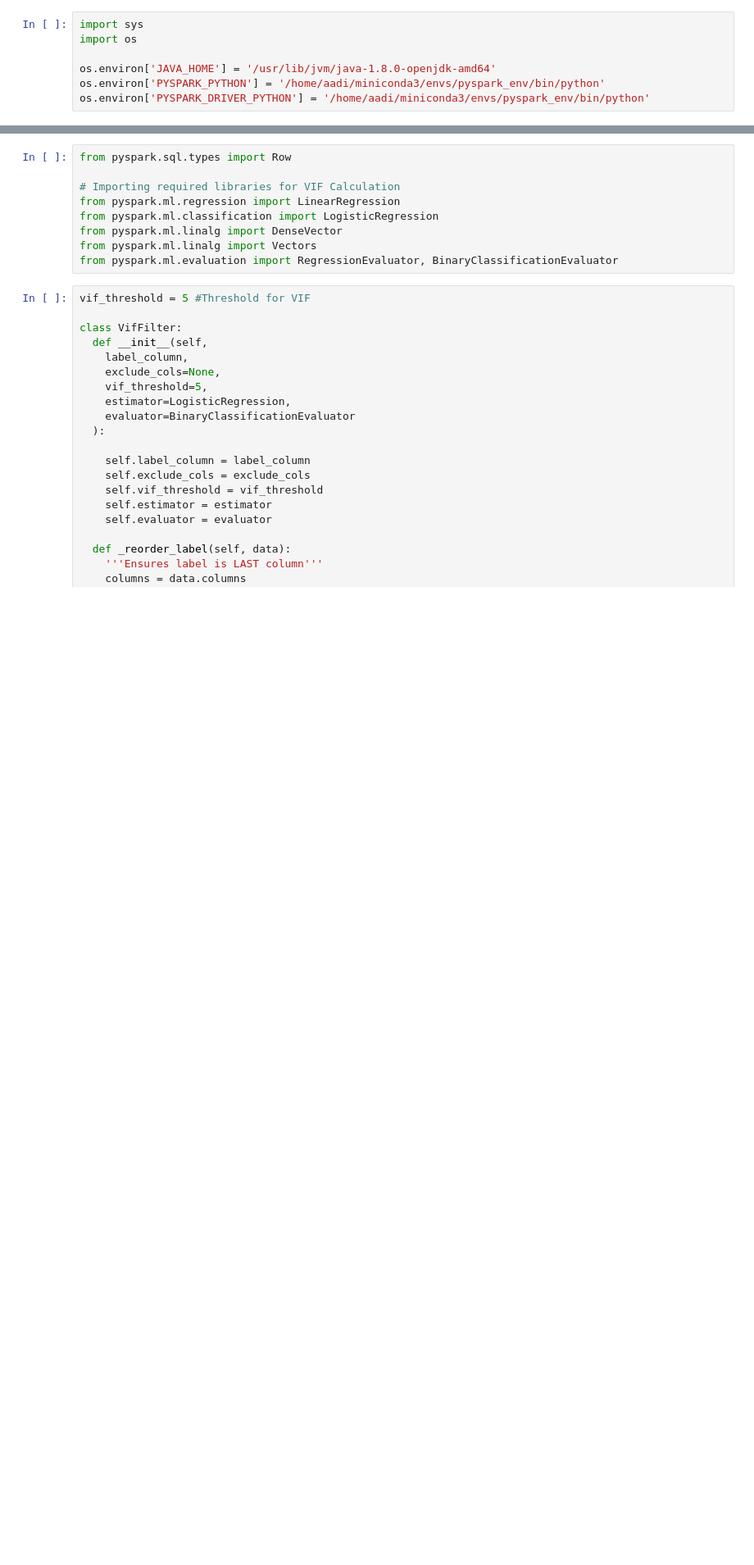
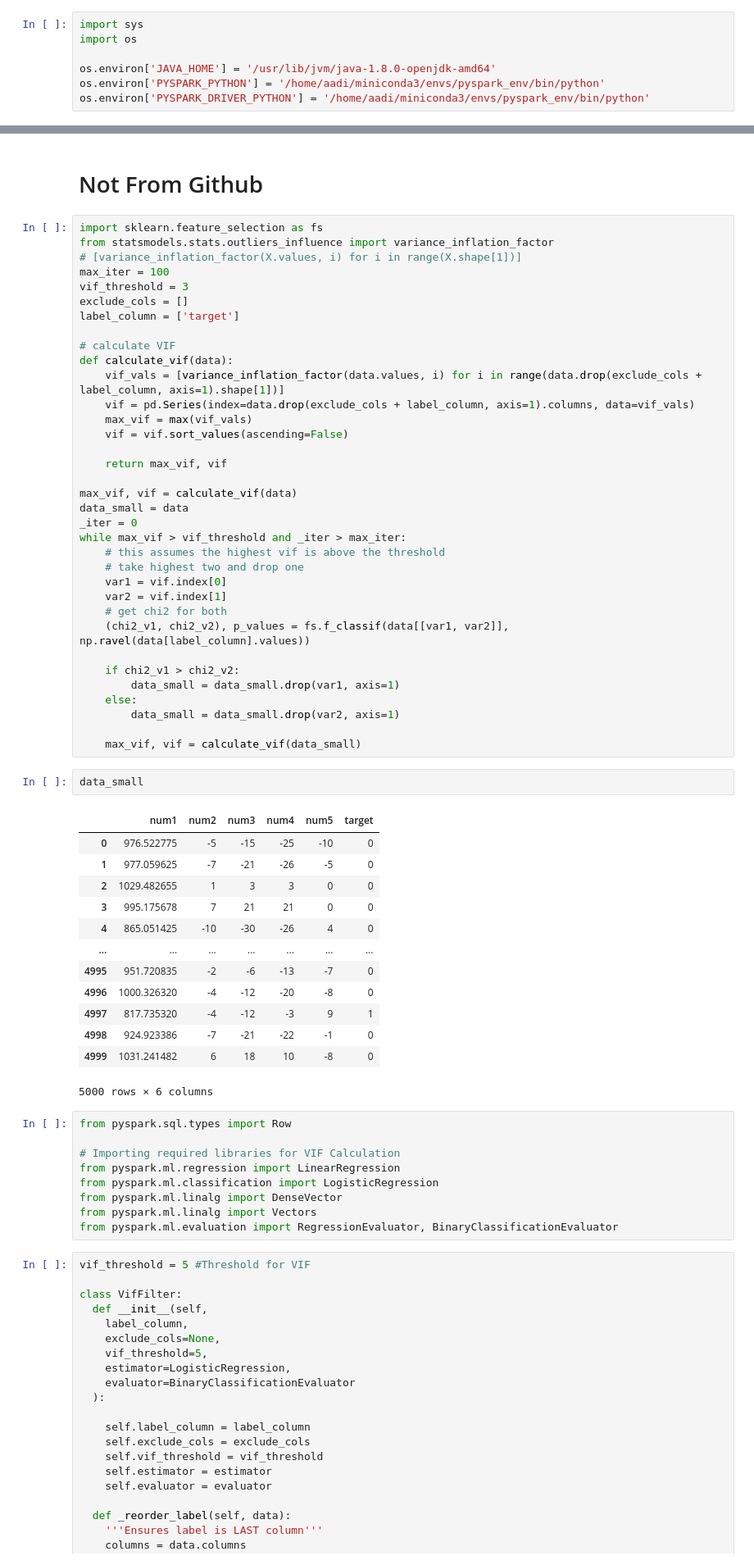
Before and after one commit to aadi350/Data-Science, a Jupyter notebook: machine-learning/vif-filter.ipynb, the cells around one changed output, grey strips where cells are left out. Shown at 82% size. Cells and saved outputs as stored; diff of their text form; blank space fills up the shorter version.

```diff
--- a/machine-learning/vif-filter.ipynb
+++ b/machine-learning/vif-filter.ipynb
@@ -54,4 +52,57 @@ dd.show()
 only showing top 20 rows
+# %% [markdown]
+# Not From Github
+# %%
+import sklearn.feature_selection as fs
+from statsmodels.stats.outliers_influence import variance_inflation_factor
+# [variance_inflation_factor(X.values, i) for i in range(X.shape[1])]
+max_iter = 100
+vif_threshold = 3
+exclude_cols = []
+label_column = ['target']
+
+# calculate VIF
+def calculate_vif(data):
+    vif_vals = [variance_inflation_factor(data.values, i) for i in range(data.drop(exclude_cols + label_column, axis=1).shape[1])]
+    vif = pd.Series(index=data.drop(exclude_cols + label_column, axis=1).columns, data=vif_vals)
+    max_vif = max(vif_vals)
+    vif = vif.sort_values(ascending=False)
+
+    return max_vif, vif
+
+max_vif, vif = calculate_vif(data)
+data_small = data
+_iter = 0
+while max_vif > vif_threshold and _iter > max_iter:
+    # this assumes the highest vif is above the threshold
+    # take highest two and drop one
+    var1 = vif.index[0]
+    var2 = vif.index[1]
+    # get chi2 for both
+    (chi2_v1, chi2_v2), p_values = fs.f_classif(data[[var1, var2]], np.ravel(data[label_column].values))
+
+    if chi2_v1 > chi2_v2:
+        data_small = data_small.drop(var1, axis=1)
+    else:
+        data_small = data_small.drop(var2, axis=1)
+
+    max_vif, vif = calculate_vif(data_small)
+# %%
+data_small
+# %% [output]
+|  | num1 | num2 | num3 | num4 | num5 | target |
+| 0 | 976.522775 | -5 | -15 | -25 | -10 | 0 |
+| 1 | 977.059625 | -7 | -21 | -26 | -5 | 0 |
+| 2 | 1029.482655 | 1 | 3 | 3 | 0 | 0 |
+| 3 | 995.175678 | 7 | 21 | 21 | 0 | 0 |
+| 4 | 865.051425 | -10 | -30 | -26 | 4 | 0 |
+| ... | ... | ... | ... | ... | ... | ... |
+| 4995 | 951.720835 | -2 | -6 | -13 | -7 | 0 |
+| 4996 | 1000.326320 | -4 | -12 | -20 | -8 | 0 |
+| 4997 | 817.735320 | -4 | -12 | -3 | 9 | 1 |
+| 4998 | 924.923386 | -7 | -21 | -22 | -1 | 0 |
+| 4999 | 1031.241482 | 6 | 18 | 10 | -8 | 0 |
+5000 rows × 6 columns
 # %%
 from pyspark.sql.types import Row
 
```
Also changed, not shown: parts of 19 cells of this notebook, 55 other files.
